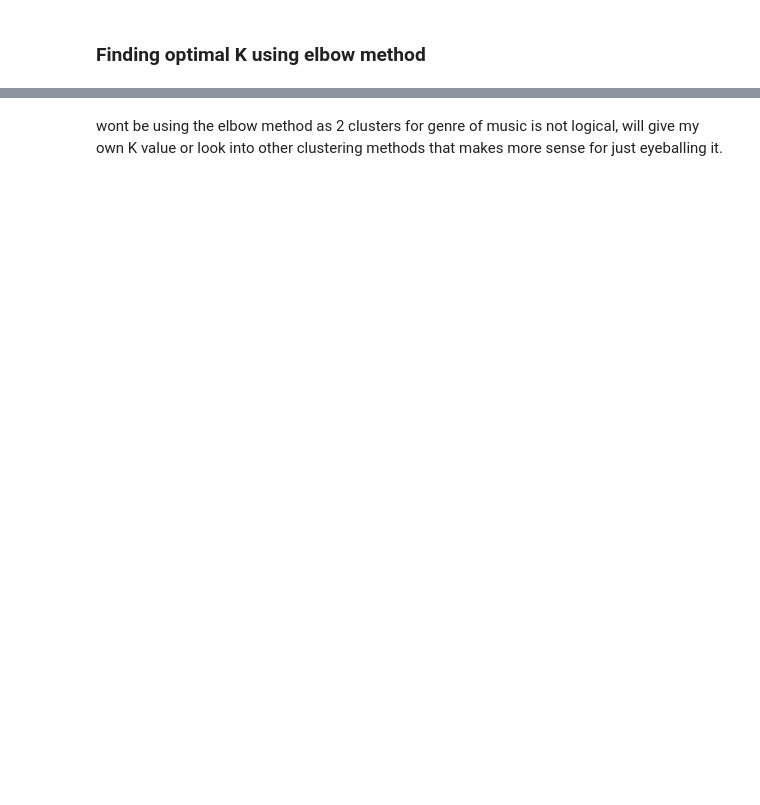
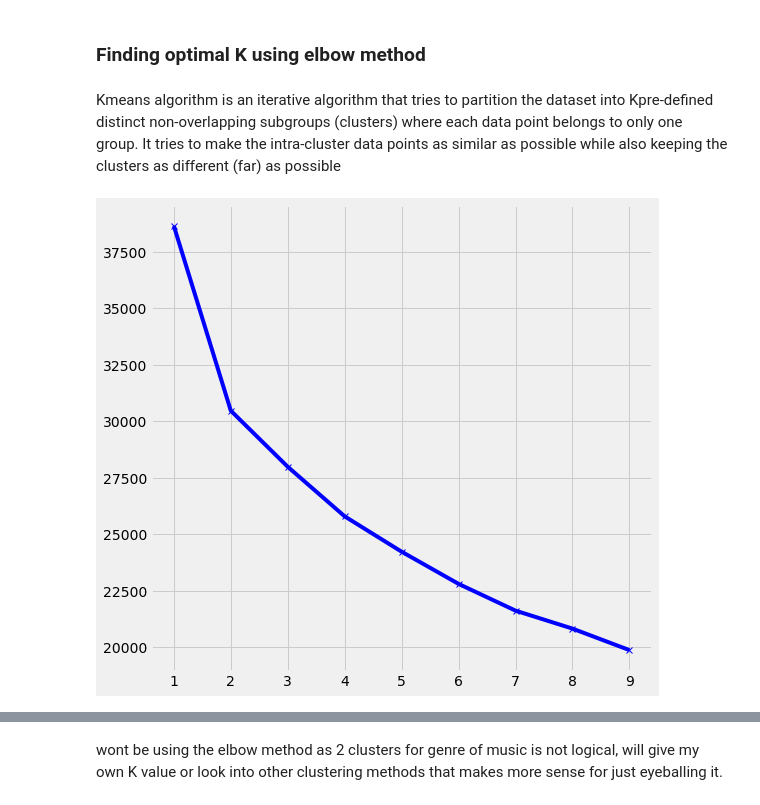
Before and after one commit to adelalsagoff/Spotify-Content-Base-Recommender, a Jupyter notebook: code/Spotify Recommender System EDA Capstone Idea 1.ipynb, the cells around one changed output, grey strips where cells are left out. Cells and saved outputs as stored; diff of their text form; code cells hidden in the pictures; blank space fills up the shorter version.

```diff
--- a/code/Spotify Recommender System EDA Capstone Idea 1.ipynb
+++ b/code/Spotify Recommender System EDA Capstone Idea 1.ipynb
@@ -390,5 +791,7 @@ data_by_genres_df.select_dtypes(np.number).head()
 # %% [markdown]
 ### Finding optimal K using elbow method
+# %% [markdown]
+Kmeans algorithm is an iterative algorithm that tries to partition the dataset into Kpre-defined distinct non-overlapping subgroups (clusters) where each data point belongs to only one group. It tries to make the intra-cluster data points as similar as possible while also keeping the clusters as different (far) as possible
 # %%
 ss = StandardScaler()
 
@@ -405,7 +808,10 @@ for k in K:
     distortion.append(inertia)
 # %%
 #plot for distortion against k range 50 to select best K
-
+plt.figure(figsize = (8,8))
 plt.plot(K, distortion,'bx-')
+plt.savefig('../images/elbow-method');
+# %% [output]
+[figure, added]
 # %%
 KMeans(n_clusters=20).fit(X_scaled).inertia_
```
Also changed, not shown: parts of 61 cells of this notebook.
